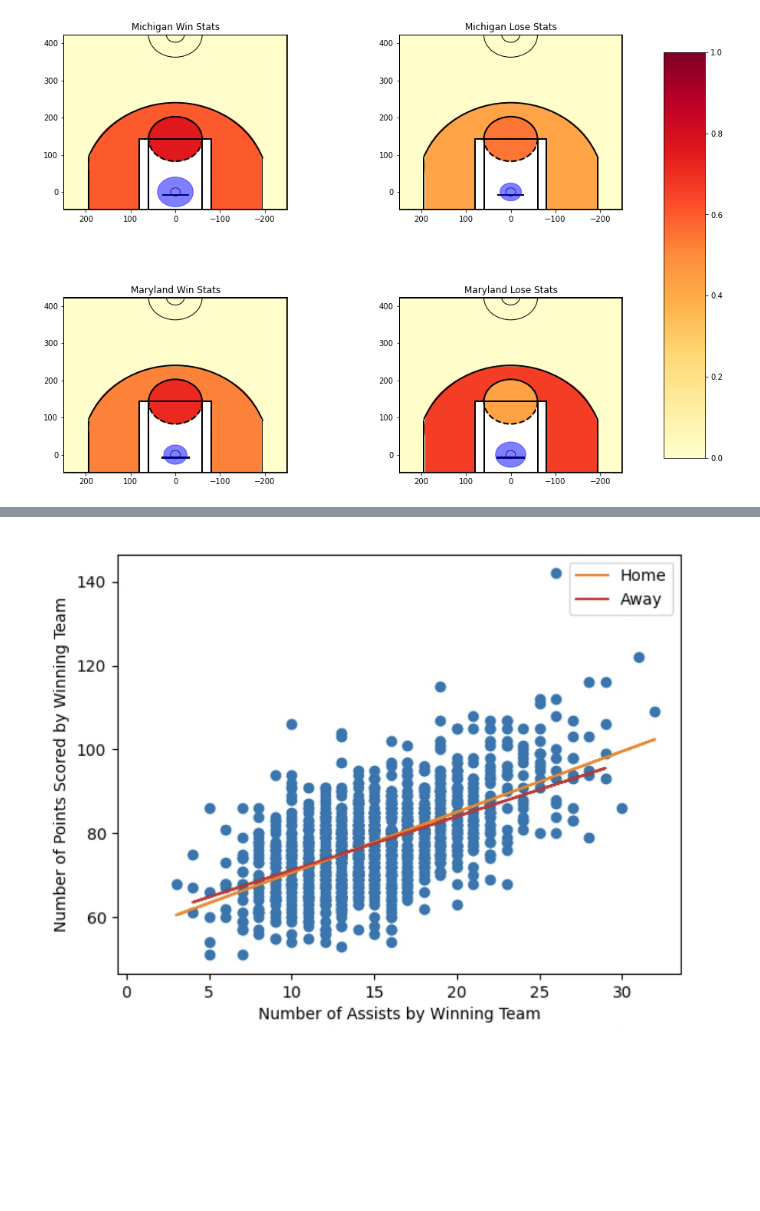
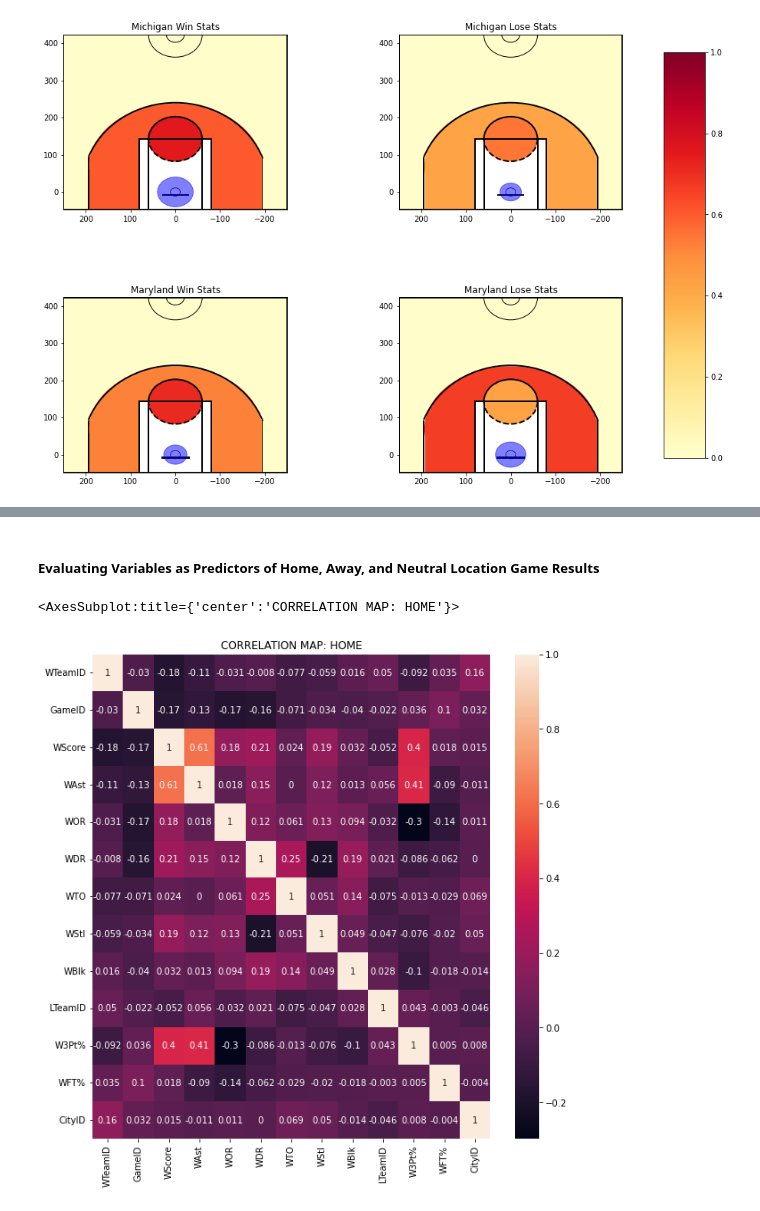
Before and after one commit to suhana-shirol/ballinsights, a Jupyter notebook: dashboard/Dashboard.ipynb, the cells around one changed output, grey strips where cells are left out. Drawn from its saved outputs; the diff is of its cells as text; code cells hidden in the pictures; blank space fills up the shorter version.

```diff
--- a/dashboard/Dashboard.ipynb
+++ b/dashboard/Dashboard.ipynb
@@ -182,2 +174,28 @@ Enter team2:Maryland
-# %% [markdown]
-![IMG_6150.jpg](attachment:IMG_6150.jpg)
+# %% [markdown]
+##### Evaluating Variables as Predictors of Home, Away, and Neutral Location Game Results
+# %%
+import pandas as pd
+import numpy as np
+import matplotlib
+matplotlib.use('TkAgg')
+import matplotlib.pyplot as plt
+import seaborn as sns
+import statsmodels.api as sm
+from sklearn.linear_model import LinearRegression
+from IPython.display import display
+# SPLIT DATA INTO: HOME, AWAY, NEUTRAL
+reg_data = pd.read_csv(r"C:\Users\Suhana\Spring23\ballinsights\regteamgamestats.csv")
+
+regszn_home = reg_data[reg_data['WLoc'] == 'H']
+regszn_away = reg_data[reg_data['WLoc'] == 'A']
+regszn_neutral = reg_data[reg_data['WLoc'] == 'N']
+
+# CORRELATION MAP: HOME, AWAY, NEUTRAL
+
+corrRegHome = regszn_home.corr().round(3)
+fig, ax = plt.subplots(figsize=(10,10))
+ax.set_title('CORRELATION MAP: HOME')
+display(sns.heatmap(corrRegHome, annot=True, ax=ax))
+# %% [output]
+<AxesSubplot:title={'center':'CORRELATION MAP: HOME'}>
+[figure, added]
```
Also changed, not shown: parts of 8 cells of this notebook.
